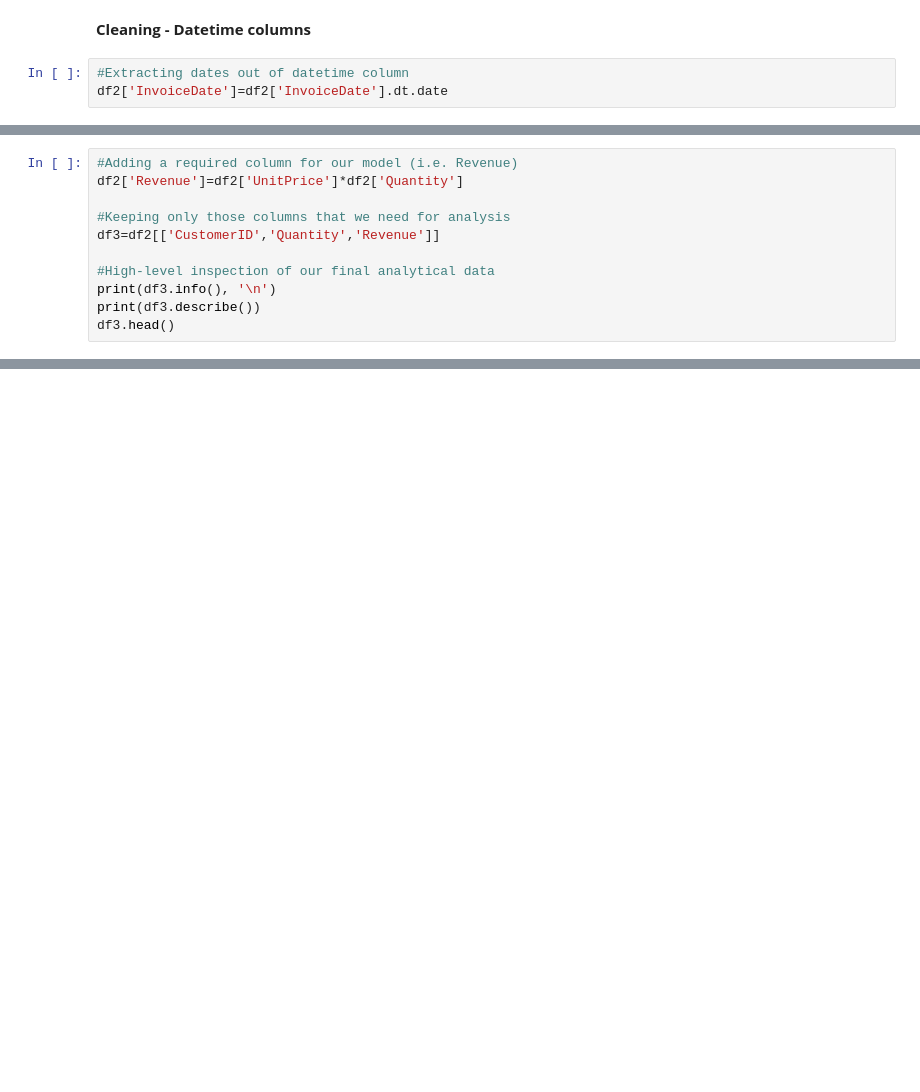
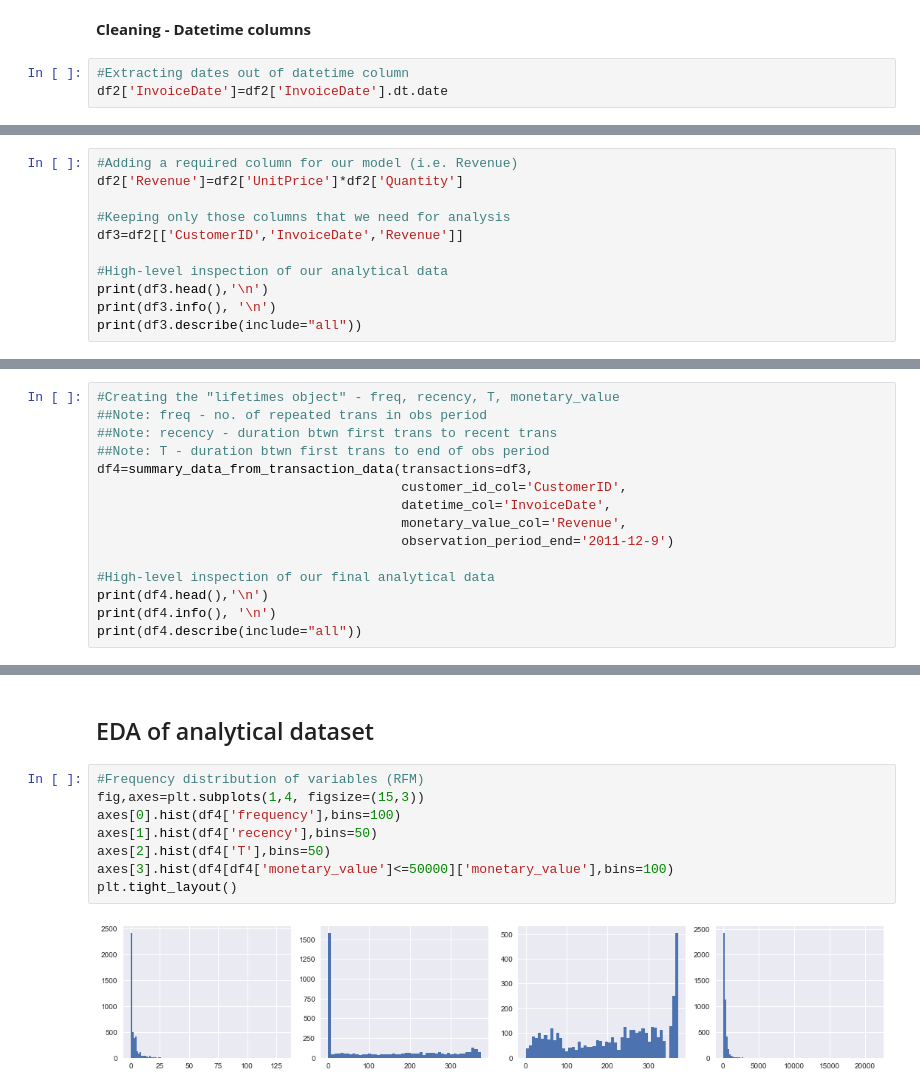
Before and after one commit to SwapnilSParkhe/Project-Customer_Lifetime_Value, a Jupyter notebook: CLV_NonContractual_Continuous.ipynb, the cells around one changed output, grey strips where cells are left out. Drawn from its saved outputs; the diff is of its cells as text; blank space fills up the shorter version.

```diff
--- a/CLV_NonContractual_Continuous.ipynb
+++ b/CLV_NonContractual_Continuous.ipynb
@@ -95,10 +119,10 @@ df2['InvoiceDate']=df2['InvoiceDate'].dt.date
 df2['Revenue']=df2['UnitPrice']*df2['Quantity']
 
 #Keeping only those columns that we need for analysis
-df3=df2[['CustomerID','Quantity','Revenue']]
+df3=df2[['CustomerID','InvoiceDate','Revenue']]
 
-#High-level inspection of our final analytical data
+#High-level inspection of our analytical data
+print(df3.head(),'\n')
 print(df3.info(), '\n')
-print(df3.describe())
-df3.head()
+print(df3.describe(include="all"))
 # %% [output]
@@ -129,0 +148,15 @@ max     18287.000000   80995.000000  168469.600000
+# %%
+#Creating the "lifetimes object" - freq, recency, T, monetary_value
+##Note: freq - no. of repeated trans in obs period
+##Note: recency - duration btwn first trans to recent trans
+##Note: T - duration btwn first trans to end of obs period
+df4=summary_data_from_transaction_data(transactions=df3,
+                                       customer_id_col='CustomerID',
+                                       datetime_col='InvoiceDate',
+                                       monetary_value_col='Revenue',
+                                       observation_period_end='2011-12-9')
+
+#High-level inspection of our final analytical data
+print(df4.head(),'\n')
+print(df4.info(), '\n')
+print(df4.describe(include="all"))
@@ -129,0 +181,12 @@ max     18287.000000   80995.000000  168469.600000
+# %% [markdown]
+## EDA of analytical dataset
+# %%
+#Frequency distribution of variables (RFM)
+fig,axes=plt.subplots(1,4, figsize=(15,3))
+axes[0].hist(df4['frequency'],bins=100)
+axes[1].hist(df4['recency'],bins=50)
+axes[2].hist(df4['T'],bins=50)
+axes[3].hist(df4[df4['monetary_value']<=50000]['monetary_value'],bins=100)
+plt.tight_layout()
+# %% [output]
+[figure, added]
```
Also changed, not shown: parts of 18 cells of this notebook.
